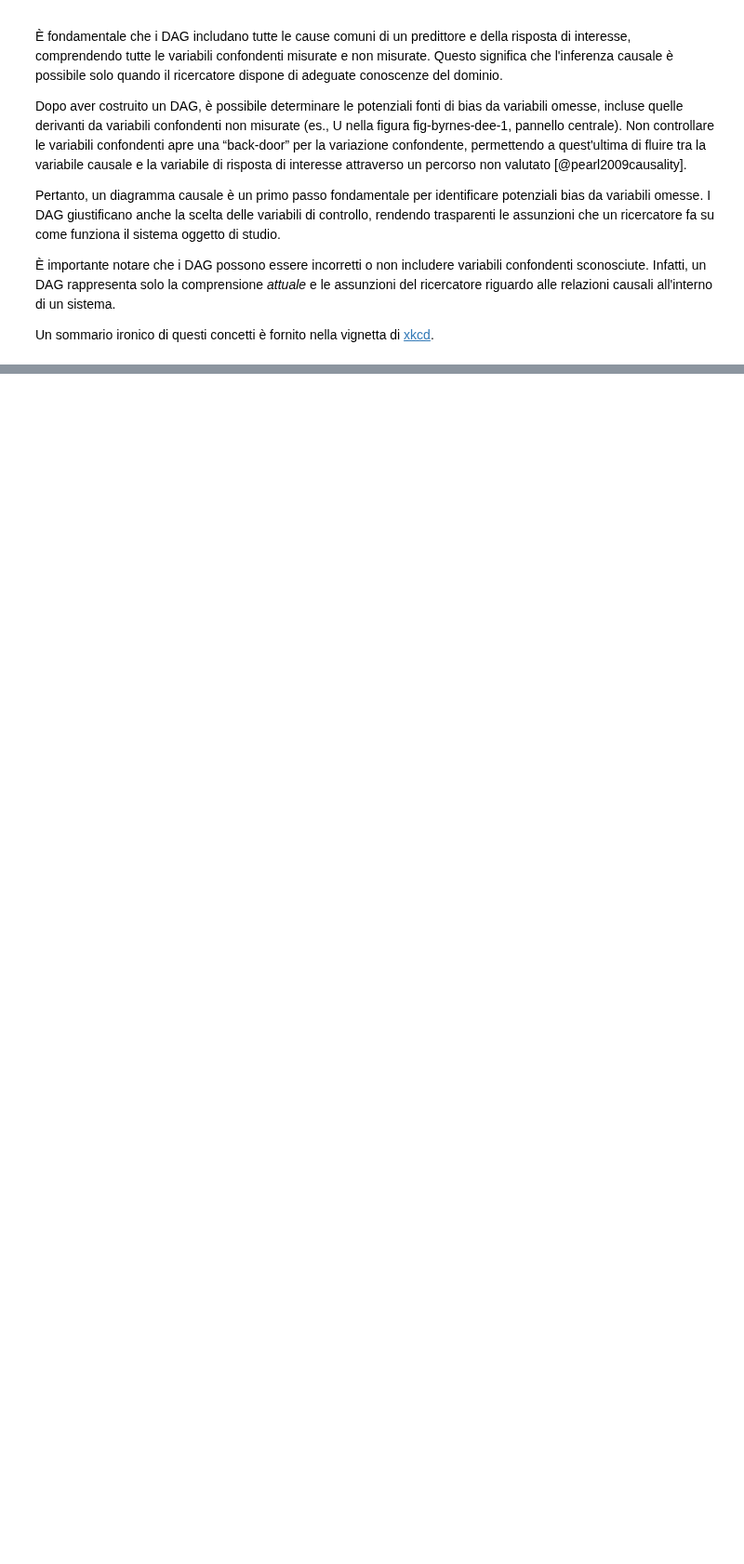
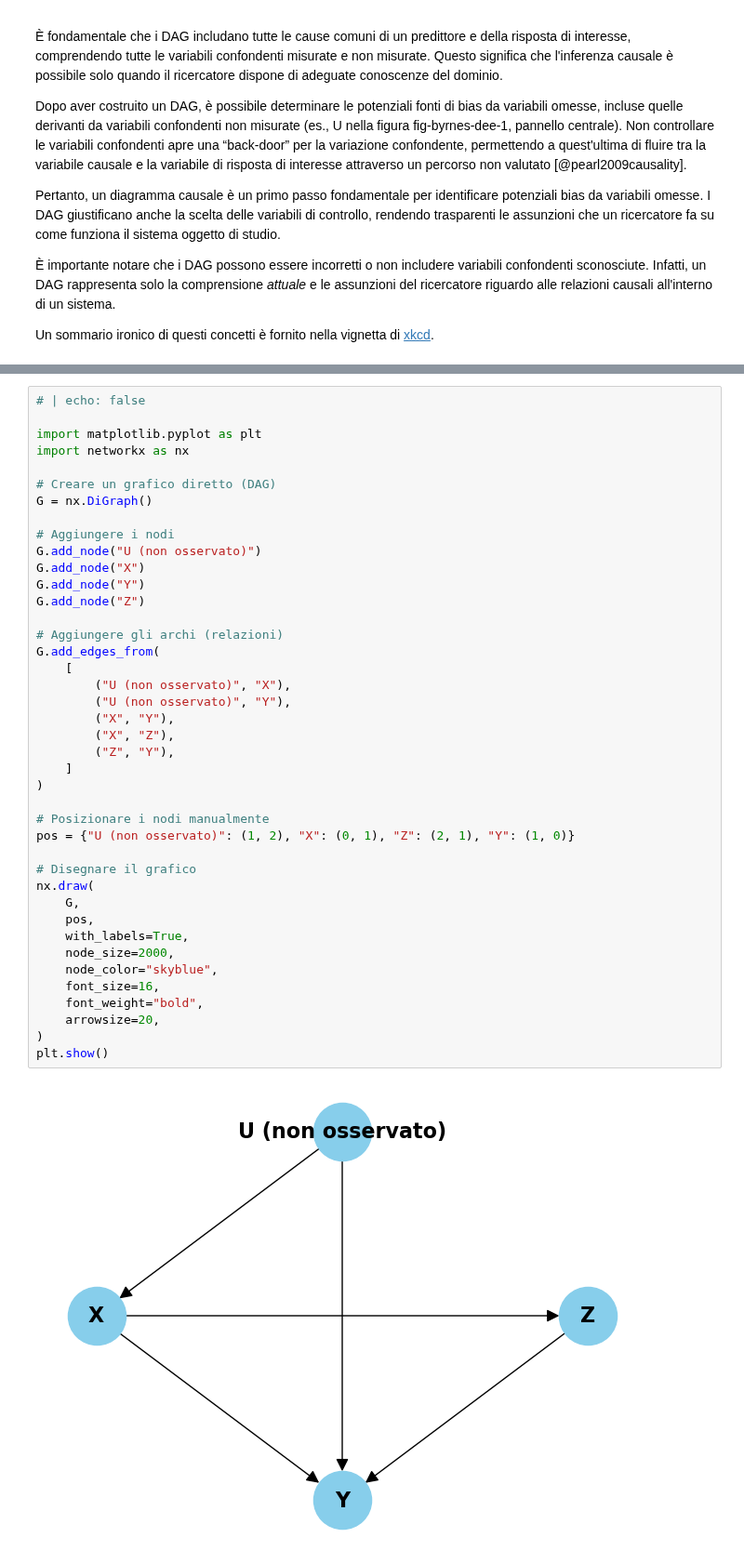
Before and after one commit to ccaudek/psicometria, a Jupyter notebook: chapters/eda/05_causality.ipynb, the cells around one changed output, grey strips where cells are left out. Shown at 93% size. Drawn from its saved outputs; the diff is of its cells as text; blank space fills up the shorter version.

```diff
--- a/chapters/eda/05_causality.ipynb
+++ b/chapters/eda/05_causality.ipynb
@@ -237,0 +406,43 @@ Un sommario ironico di questi concetti è fornito nella vignetta di [xkcd](https
+# %%
+# | echo: false
+
+import matplotlib.pyplot as plt
+import networkx as nx
+
+# Creare un grafico diretto (DAG)
+G = nx.DiGraph()
+
+# Aggiungere i nodi
+G.add_node("U (non osservato)")
+G.add_node("X")
+G.add_node("Y")
+G.add_node("Z")
+
+# Aggiungere gli archi (relazioni)
+G.add_edges_from(
+    [
+        ("U (non osservato)", "X"),
+        ("U (non osservato)", "Y"),
+        ("X", "Y"),
+        ("X", "Z"),
+        ("Z", "Y"),
+    ]
+)
+
+# Posizionare i nodi manualmente
+pos = {"U (non osservato)": (1, 2), "X": (0, 1), "Z": (2, 1), "Y": (1, 0)}
+
+# Disegnare il grafico
+nx.draw(
+    G,
+    pos,
+    with_labels=True,
+    node_size=2000,
+    node_color="skyblue",
+    font_size=16,
+    font_weight="bold",
+    arrowsize=20,
+)
+plt.show()
+# %% [output]
+[figure, added]
```
Also changed, not shown: parts of 16 cells of this notebook, 18 other files.
